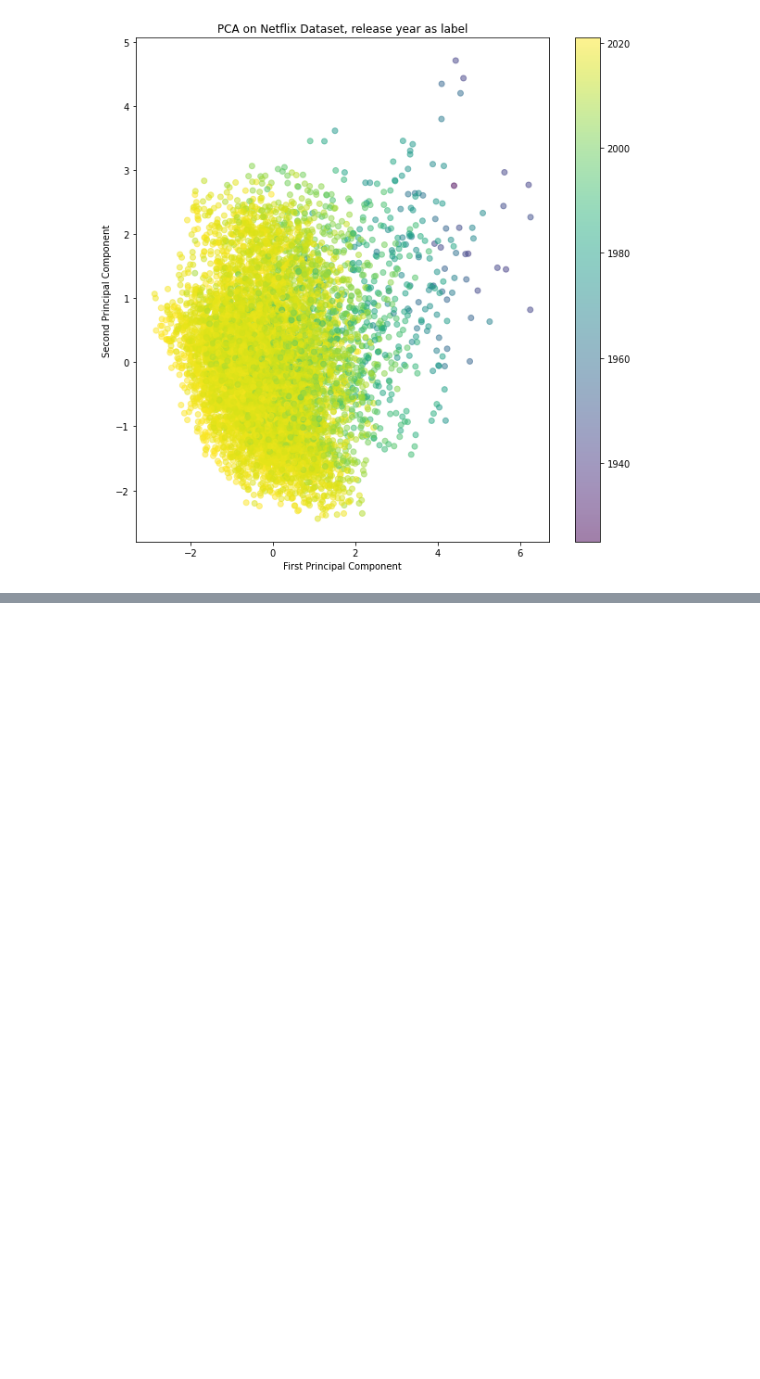
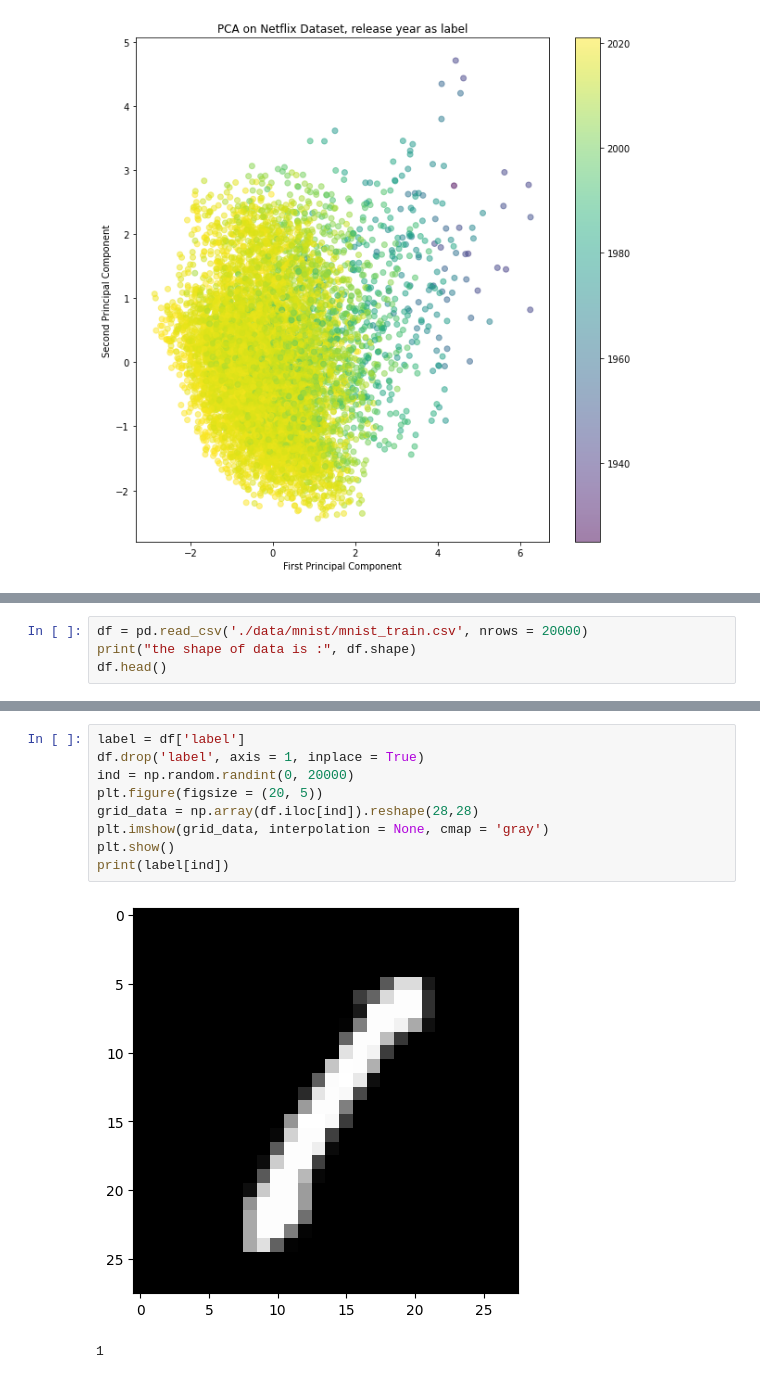
Before and after one commit to KarmanjyotSingh/tsne, a Jupyter notebook: pca.ipynb, the cells around one changed output, grey strips where cells are left out. Cells and saved outputs as stored; diff of their text form; blank space fills up the shorter version.

```diff
--- a/pca.ipynb
+++ b/pca.ipynb
@@ -154,0 +160,4 @@ plot_pca_2d(X_pca, y, 'PCA on Netflix Dataset, release year as label')
+# %%
+df = pd.read_csv('./data/mnist/mnist_train.csv', nrows = 20000)
+print("the shape of data is :", df.shape)
+df.head()
@@ -154,0 +173,12 @@ plot_pca_2d(X_pca, y, 'PCA on Netflix Dataset, release year as label')
+# %%
+label = df['label']
+df.drop('label', axis = 1, inplace = True)
+ind = np.random.randint(0, 20000)
+plt.figure(figsize = (20, 5))
+grid_data = np.array(df.iloc[ind]).reshape(28,28)
+plt.imshow(grid_data, interpolation = None, cmap = 'gray')
+plt.show()
+print(label[ind])
+# %% [output]
+[figure, added]
+1
```
Also changed, not shown: parts of 9 cells of this notebook.
